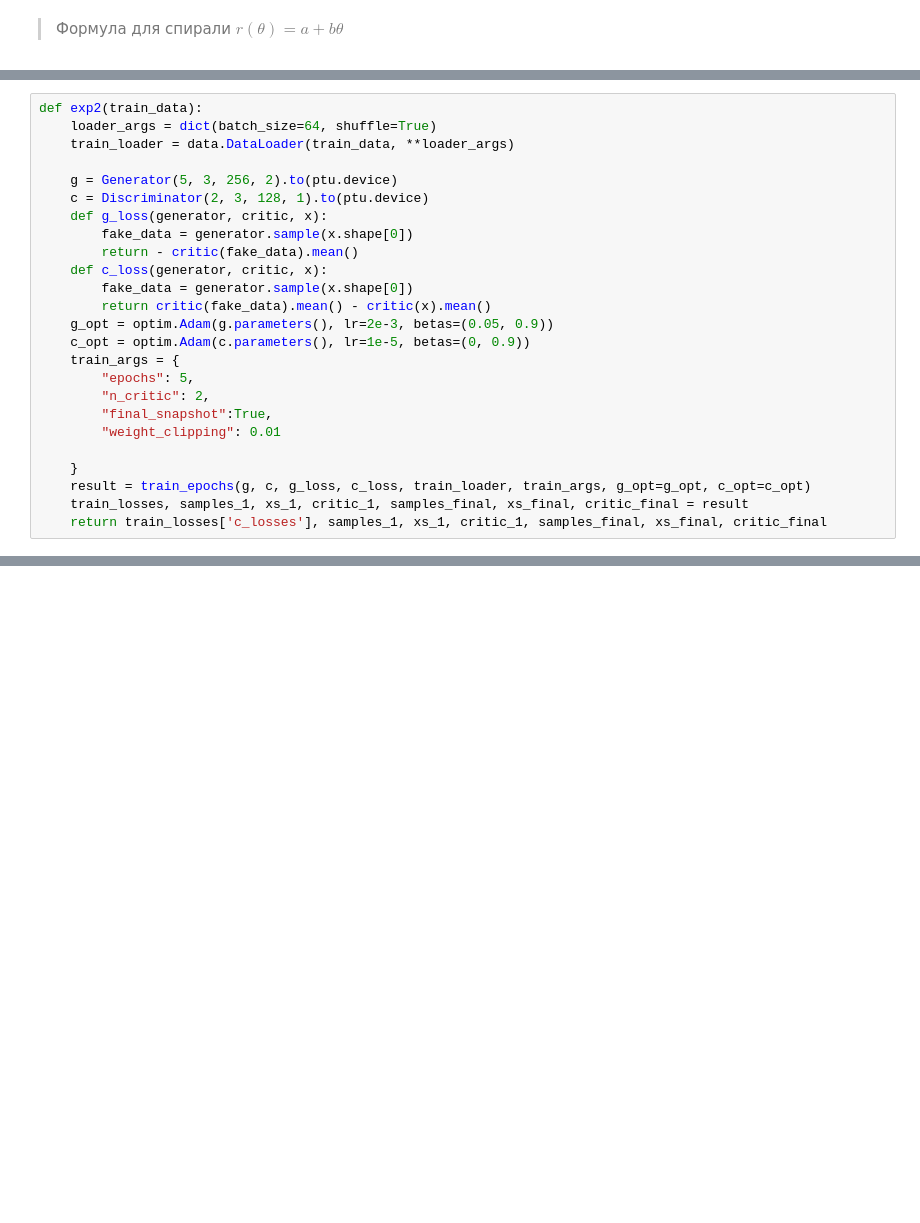
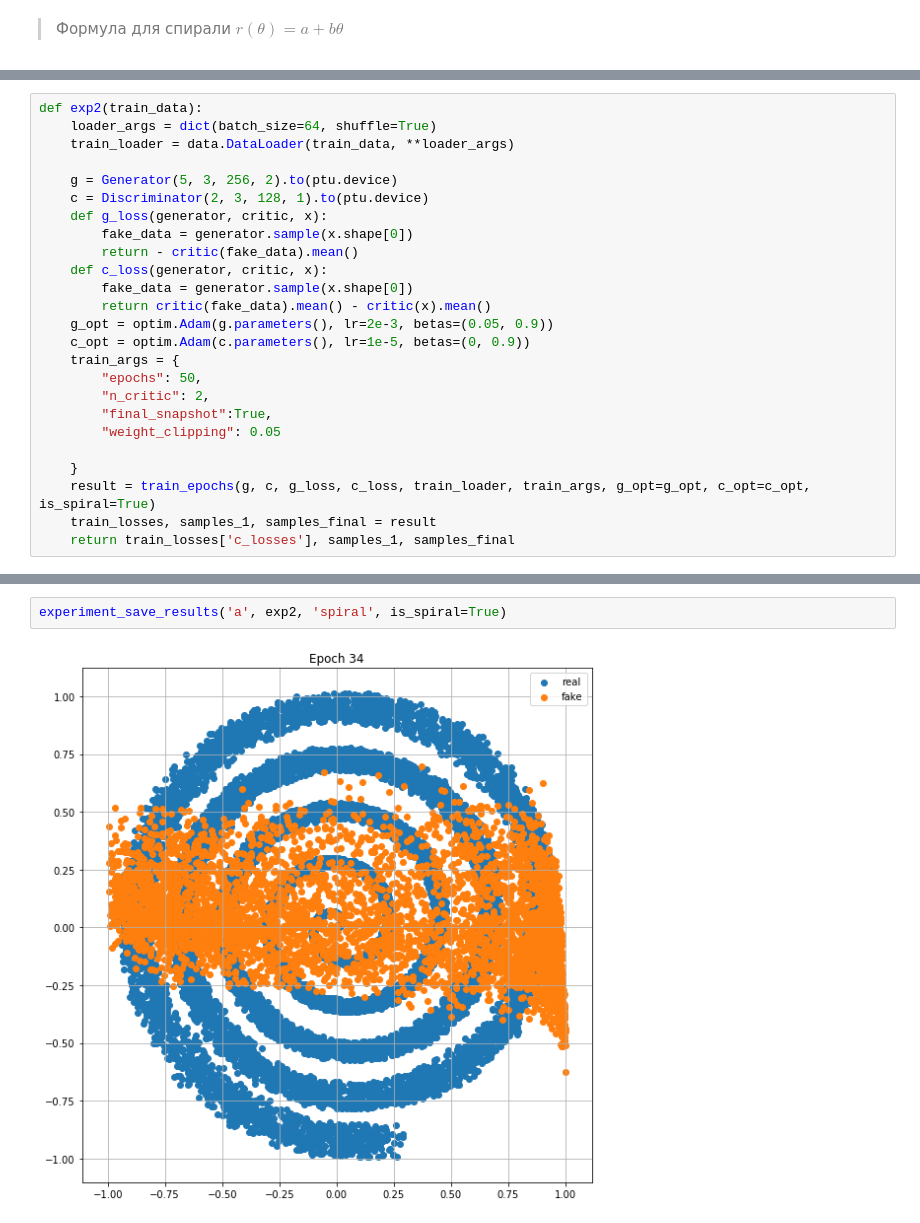
Before and after one commit to maximzubkov/opt-project, a Jupyter notebook: experiments.ipynb, the cells around one changed output, grey strips where cells are left out. Drawn from its saved outputs; the diff is of its cells as text; blank space fills up the shorter version.

```diff
--- a/experiments.ipynb
+++ b/experiments.ipynb
@@ -89,12 +72,12 @@ def exp2(train_data):
     g_opt = optim.Adam(g.parameters(), lr=2e-3, betas=(0.05, 0.9))
     c_opt = optim.Adam(c.parameters(), lr=1e-5, betas=(0, 0.9))
     train_args = {
-        "epochs": 5,
+        "epochs": 50,
         "n_critic": 2,
         "final_snapshot":True,
-        "weight_clipping": 0.01
+        "weight_clipping": 0.05
 
     }
-    result = train_epochs(g, c, g_loss, c_loss, train_loader, train_args, g_opt=g_opt, c_opt=c_opt)
-    train_losses, samples_1, xs_1, critic_1, samples_final, xs_final, critic_final = result
-    return train_losses['c_losses'], samples_1, xs_1, critic_1, samples_final, xs_final, critic_final
+    result = train_epochs(g, c, g_loss, c_loss, train_loader, train_args, g_opt=g_opt, c_opt=c_opt, is_spiral=True)
+    train_losses, samples_1, samples_final = result
+    return train_losses['c_losses'], samples_1, samples_final
@@ -106,0 +84,4 @@ spiral_experiment_save_results('a', exp2)
+# %%
+experiment_save_results('a', exp2, 'spiral', is_spiral=True)
+# %% [output]
+[figure, added]
```
Also changed, not shown: parts of 8 cells of this notebook, 5 other files.
